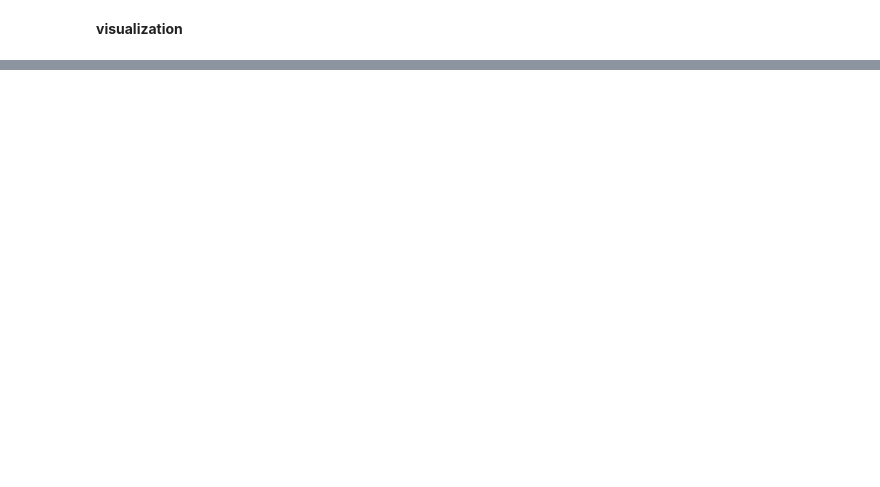
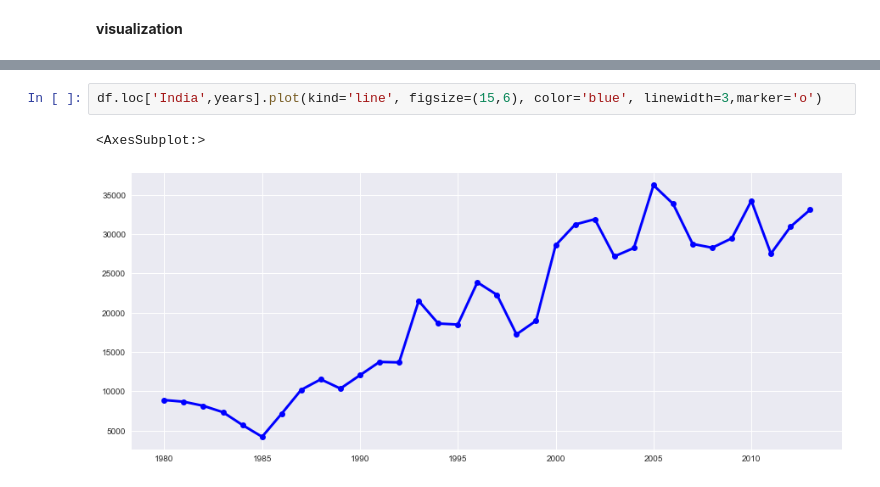
Before and after one commit to digipodium/2022-JUN-PYDS-630-MTTF, a Jupyter notebook: data_science/analysis.ipynb, the cells around one changed output, grey strips where cells are left out. Drawn from its saved outputs; the diff is of its cells as text; blank space fills up the shorter version.

```diff
--- a/data_science/analysis.ipynb
+++ b/data_science/analysis.ipynb
@@ -338,0 +341,5 @@ df.loc['Japan',years].plot(kind='line', figsize=(15,6), color='red', linewidth=3
+# %%
+df.loc['India',years].plot(kind='line', figsize=(15,6), color='blue', linewidth=3,marker='o')
+# %% [output]
+<AxesSubplot:>
+[figure, added]
```
Also changed, not shown: parts of 11 cells of this notebook.
